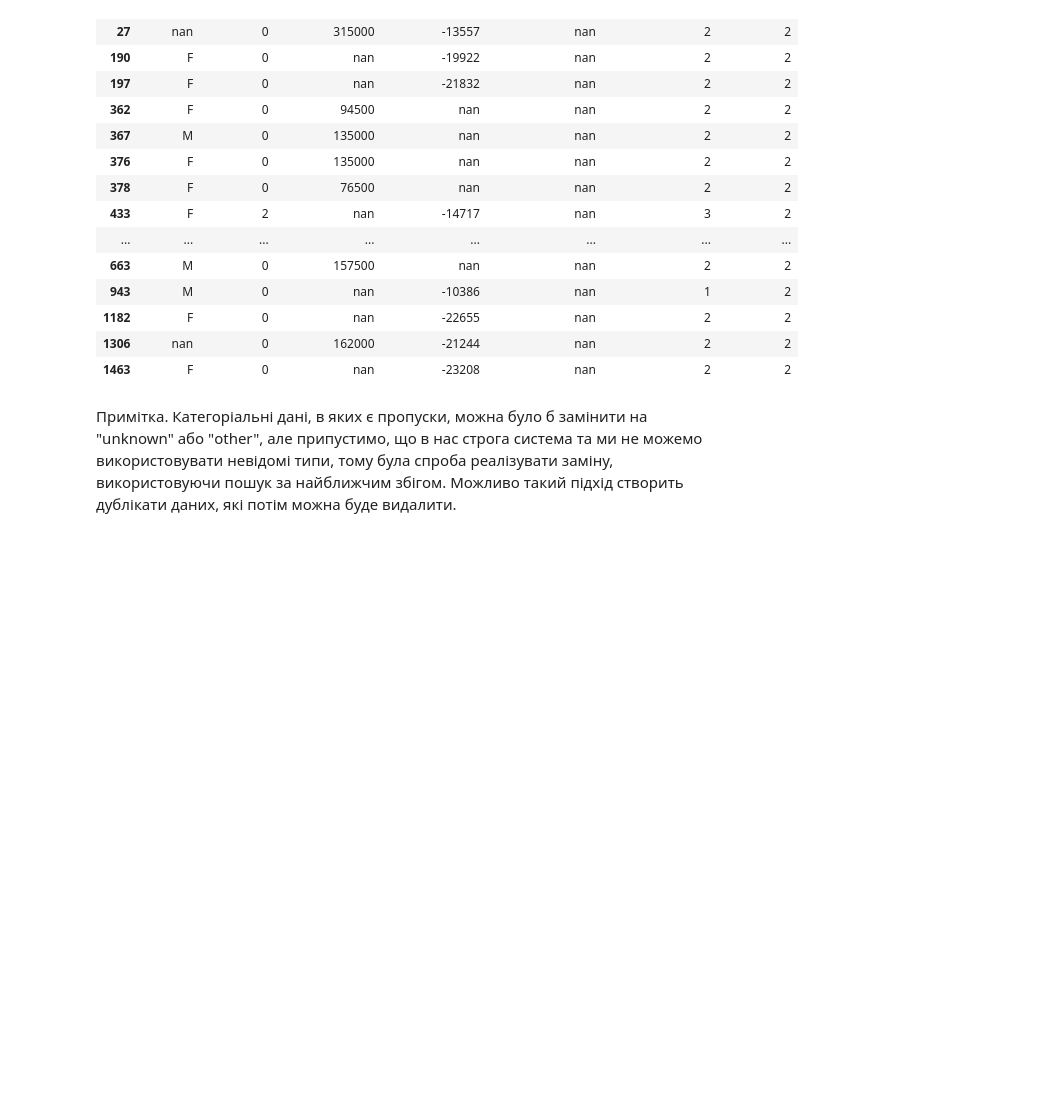
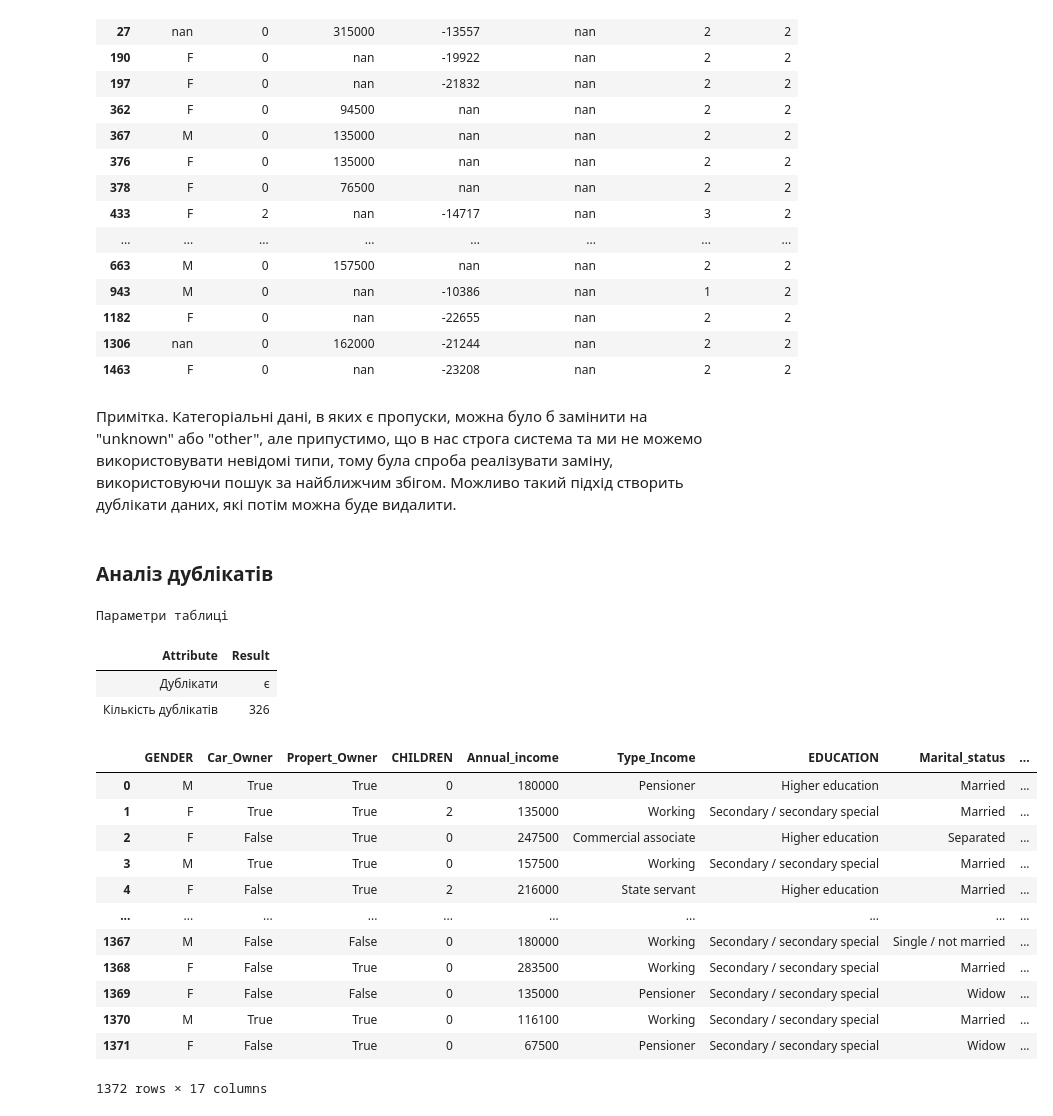
Before and after one commit to BogdanPinchuk/DataScience-PBY_HW20_Course_Project, a Jupyter notebook: Bohdan_Pinchuk_DS_HW20.ipynb, the cells around one changed output. Drawn from its saved outputs; the diff is of its cells as text; code cells hidden in the pictures; blank space fills up the shorter version.

```diff
--- a/Bohdan_Pinchuk_DS_HW20.ipynb
+++ b/Bohdan_Pinchuk_DS_HW20.ipynb
@@ -1124,6 +1124,49 @@ credit_card_dataset["Annual_income"] = credit_card_dataset["Annual_income"].abs(
 
 # Print results
 # display(credit_card_dataset)
+# %%
+# Remove duplicates
+
+# Input data
+data_set = credit_card_dataset
+
+# Solution
+duplicates = data_set[data_set.duplicated(keep=False)]
+
+n_duplicates = len(duplicates)
+is_duplicates = n_duplicates > 0
+
+rp = rpt.Reporter()
+rp.add_item("Дублікати", 'є' if is_duplicates > 0 else 'немає')
+rp.add_item("Кількість дублікатів", str(n_duplicates))
+
+credit_card_dataset = credit_card_dataset.drop_duplicates(keep="first").reset_index(drop=True)
+
+# Print results
+display(Markdown(f"### Аналіз дублікатів"))
+rp.print_pd_report("Параметри таблиці")
+
+# display(duplicates)
+display(credit_card_dataset)
+# %% [output]
+### Аналіз дублікатів
+Параметри таблиці
+| Attribute | Result |
+| Дублікати | є |
+| Кількість дублікатів | 326 |
+|  | GENDER | Car_Owner | Propert_Owner | CHILDREN | Annual_income | Type_Income | EDUCATION | Marital_status | ... |
+| 0 | M | True | True | 0 | 180000 | Pensioner | Higher education | Married | ... |
+| 1 | F | True | True | 2 | 135000 | Working | Secondary / secondary special | Married | ... |
+| 2 | F | False | True | 0 | 247500 | Commercial associate | Higher education | Separated | ... |
+| 3 | M | True | True | 0 | 157500 | Working | Secondary / secondary special | Married | ... |
+| 4 | F | False | True | 2 | 216000 | State servant | Higher education | Married | ... |
+| ... | ... | ... | ... | ... | ... | ... | ... | ... | ... |
+| 1367 | M | False | False | 0 | 180000 | Working | Secondary / secondary special | Single / not married | ... |
+| 1368 | F | False | True | 0 | 283500 | Working | Secondary / secondary special | Married | ... |
+| 1369 | F | False | False | 0 | 135000 | Pensioner | Secondary / secondary special | Widow | ... |
+| 1370 | M | True | True | 0 | 116100 | Working | Secondary / secondary special | Married | ... |
+| 1371 | F | False | True | 0 | 67500 | Pensioner | Secondary / secondary special | Widow | ... |
+1372 rows × 17 columns
 # %%
 # Data description
 
```
Also changed, not shown: parts of 1 cell of this notebook.
